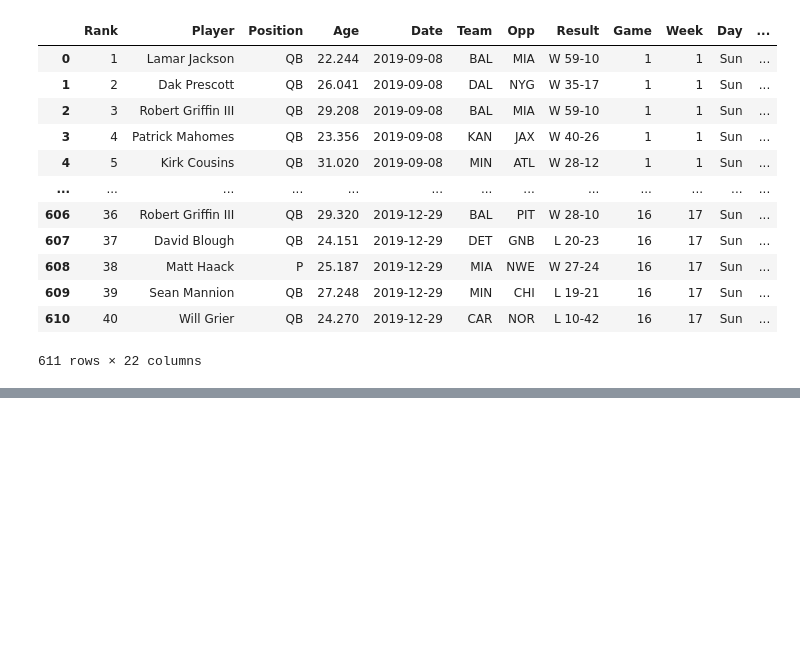
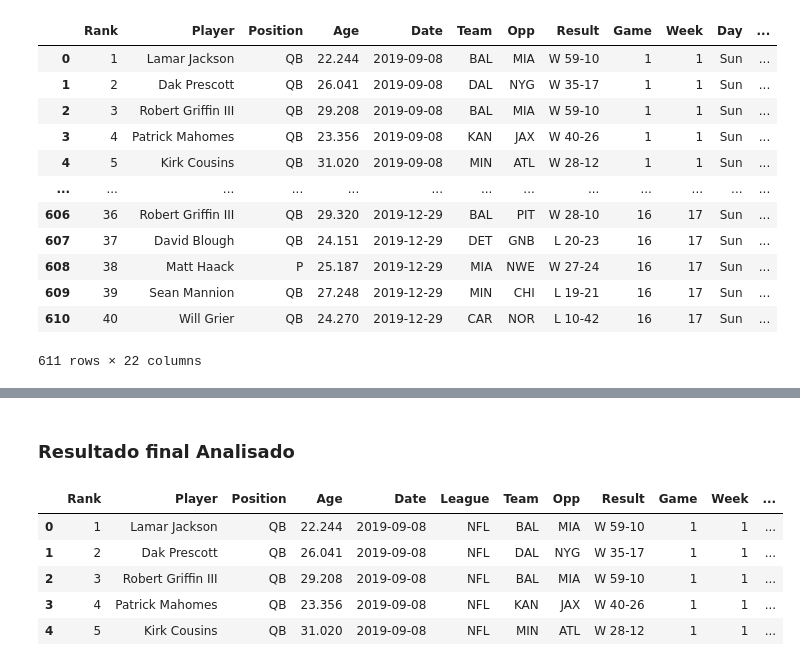
Before and after one commit to Valgueiro/dataScience_project, a Jupyter notebook: Projeto_1_dataScience.ipynb, the cells around one changed output, grey strips where cells are left out. Drawn from its saved outputs; the diff is of its cells as text; code cells hidden in the pictures; blank space fills up the shorter version.

Commit message:
Analise de dados de QBS finalizado

```diff
--- a/Projeto_1_dataScience.ipynb
+++ b/Projeto_1_dataScience.ipynb
@@ -168,0 +230,11 @@ qbs.drop(columns=['League'])
+# %% [markdown]
+### Resultado final Analisado
+# %%
+qbs.head()
+# %% [output]
+|  | Rank | Player | Position | Age | Date | League | Team | Opp | Result | Game | Week | ... |
+| 0 | 1 | Lamar Jackson | QB | 22.244 | 2019-09-08 | NFL | BAL | MIA | W 59-10 | 1 | 1 | ... |
+| 1 | 2 | Dak Prescott | QB | 26.041 | 2019-09-08 | NFL | DAL | NYG | W 35-17 | 1 | 1 | ... |
+| 2 | 3 | Robert Griffin III | QB | 29.208 | 2019-09-08 | NFL | BAL | MIA | W 59-10 | 1 | 1 | ... |
+| 3 | 4 | Patrick Mahomes | QB | 23.356 | 2019-09-08 | NFL | KAN | JAX | W 40-26 | 1 | 1 | ... |
+| 4 | 5 | Kirk Cousins | QB | 31.020 | 2019-09-08 | NFL | MIN | ATL | W 28-12 | 1 | 1 | ... |
```
Also changed, not shown: parts of 10 cells of this notebook.
